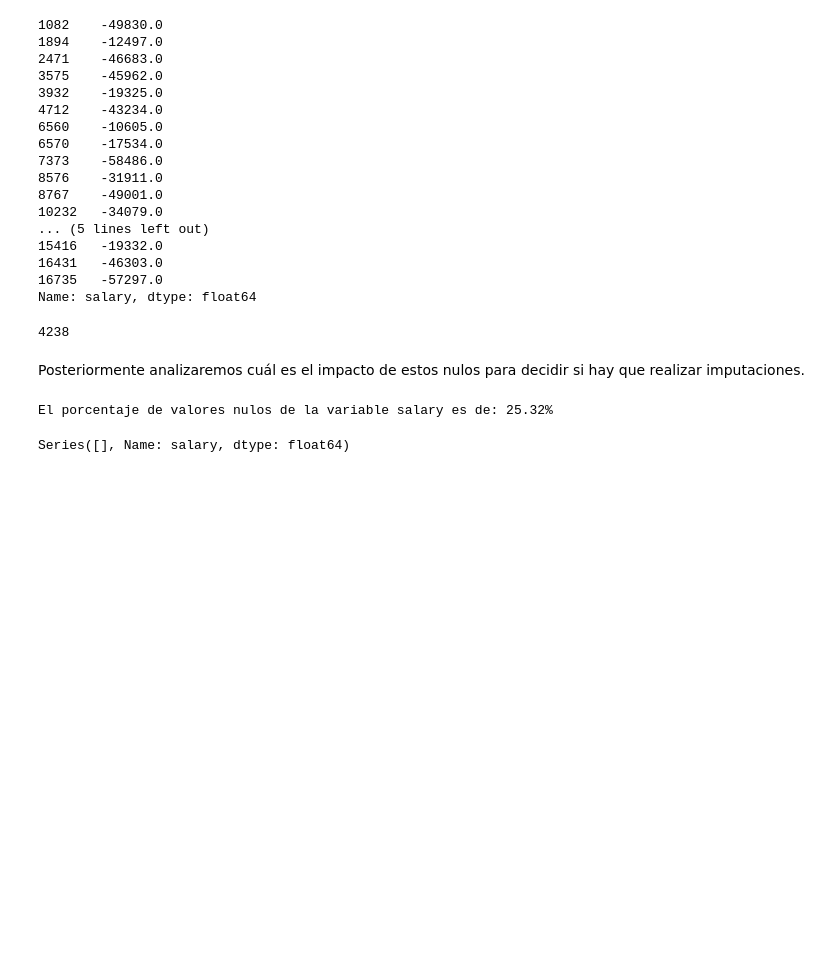
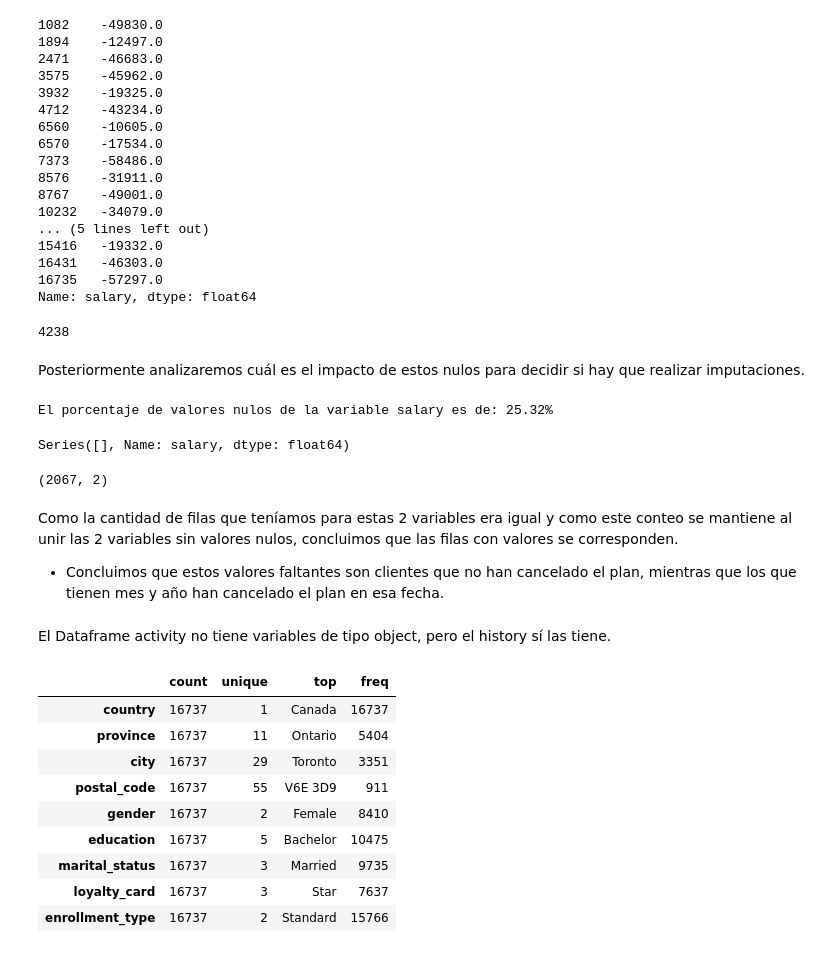
Before and after one commit to Adalab/bda-modulo-3-evaluacion-final-MaPitelli, a Jupyter notebook: jupyters/phase_1.ipynb, the cells around one changed output. Cells and saved outputs as stored; diff of their text form; code cells hidden in the pictures; blank space fills up the shorter version.

```diff
--- a/jupyters/phase_1.ipynb
+++ b/jupyters/phase_1.ipynb
@@ -222,3 +222,28 @@ df_history.salary = abs(df_history.salary) # Convertimos los valores a absolutos
 df_history[df_history.salary < 0]['salary'] # Confirmamos que se ha realizado el cambio correctamente
 # %% [output]
 Series([], Name: salary, dtype: float64)
+# %%
+# Verificamos si el cancellation_year y el cancellation_month corresponden a las mismas filas
+df_hist_filtered = df_history[(df_history.cancellation_year.notnull()) & (df_history.cancellation_month.notnull())][['cancellation_year', 'cancellation_month']]
+df_hist_filtered.shape
+# %% [output]
+(2067, 2)
+# %% [markdown]
+Como la cantidad de filas que teníamos para estas 2 variables era igual y como este conteo se mantiene al unir las 2 variables sin valores nulos, concluimos que las filas con valores se corresponden.
+* Concluimos que estos valores faltantes son clientes que no han cancelado el plan, mientras que los que tienen mes y año han cancelado el plan en esa fecha.
+# %% [markdown]
+El Dataframe activity no tiene variables de tipo object, pero el history sí las tiene.
+# %%
+# Usamos el describe con el include = 'O' para ver las estadísticas descriptivas de las variables de tipo object.
+df_history.describe(include='O').T
+# %% [output]
+|  | count | unique | top | freq |
+| country | 16737 | 1 | Canada | 16737 |
+| province | 16737 | 11 | Ontario | 5404 |
+| city | 16737 | 29 | Toronto | 3351 |
+| postal_code | 16737 | 55 | V6E 3D9 | 911 |
+| gender | 16737 | 2 | Female | 8410 |
+| education | 16737 | 5 | Bachelor | 10475 |
+| marital_status | 16737 | 3 | Married | 9735 |
+| loyalty_card | 16737 | 3 | Star | 7637 |
+| enrollment_type | 16737 | 2 | Standard | 15766 |
```
Also changed, not shown: parts of 16 cells of this notebook.
